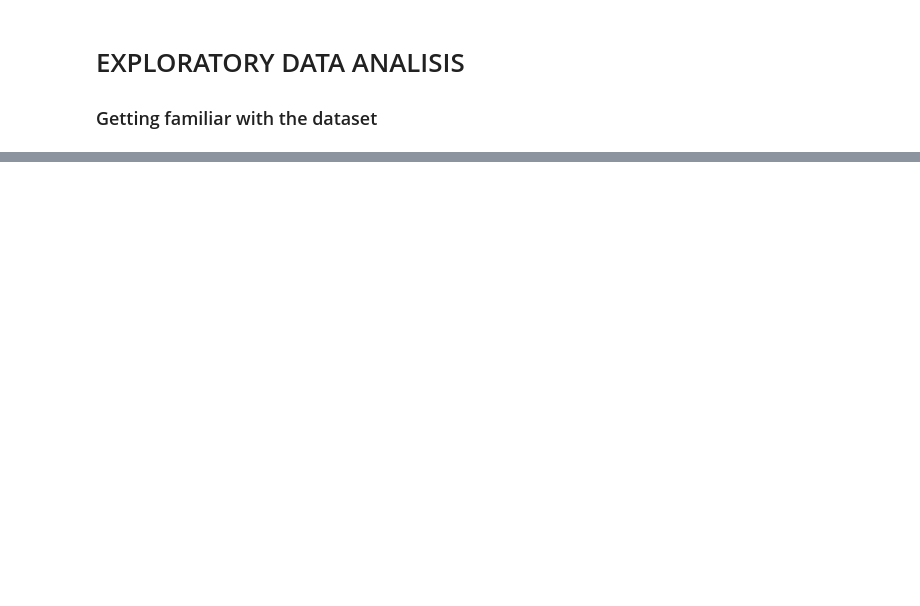
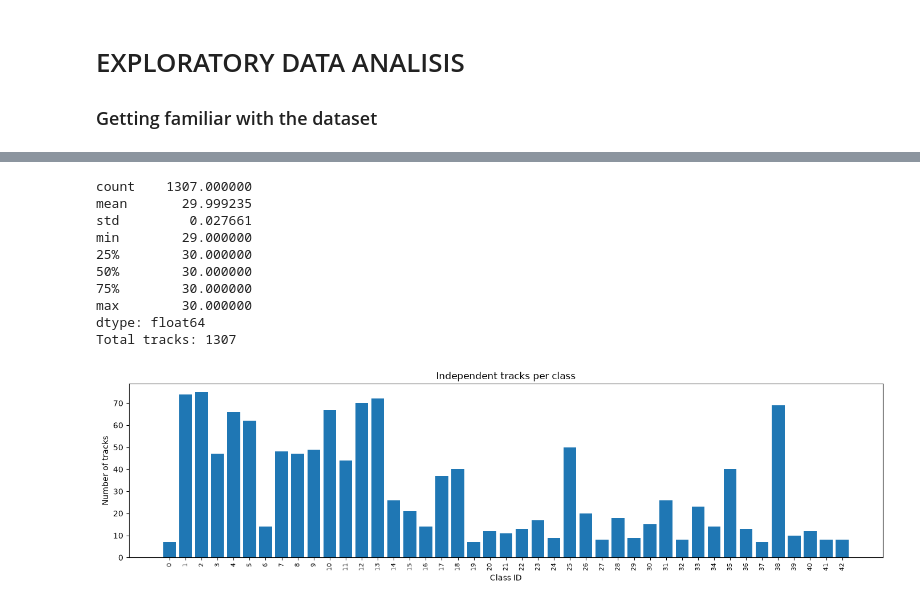
Before and after one commit to JDuarttt/traffic-sign-recognition, a Jupyter notebook: notebooks/eda.ipynb, the cells around one changed output, grey strips where cells are left out. Saved outputs shown, nothing was run; the diff lists cells and outputs as text; code cells hidden in the pictures; blank space fills up the shorter version.

```diff
--- a/notebooks/eda.ipynb
+++ b/notebooks/eda.ipynb
@@ -27,0 +83,43 @@ shutil.rmtree(dataset_path)
+# %%
+#Now let's check how many tracks they are
+import os
+import pandas as pd
+
+rows = []
+for path_, label in train_data.samples:
+    stem = os.path.splitext(os.path.basename(path_))[0]
+    parts = stem.split("_")
+    rows.append({"path": path_, "label": label, "track": parts[-2], "frame": int(parts[-1])})
+
+df_tracks = pd.DataFrame(rows)
+
+df_tracks["group"] = df_tracks["label"].astype(str) + "_" + df_tracks["track"]
+
+frames_per_track = df_tracks.groupby("group").size()
+print(frames_per_track.describe())
+print("Total tracks:", df_tracks["group"].nunique())
+
+tracks_per_class = df_tracks.groupby("label")["group"].nunique()
+tracks_per_class.index = [int(train_data.classes[i]) for i in tracks_per_class.index]
+tracks_per_class = tracks_per_class.sort_index()
+
+plt.figure(figsize=(14, 4))
+plt.bar(range(len(tracks_per_class)), tracks_per_class.values)
+plt.xticks(range(len(tracks_per_class)), tracks_per_class.index, rotation=90, fontsize=8)
+plt.xlabel("Class ID")
+plt.ylabel("Number of tracks")
+plt.title("Independent tracks per class")
+plt.tight_layout()
+plt.show()
+# %% [output]
+count    1307.000000
+mean       29.999235
+std         0.027661
+min        29.000000
+25%        30.000000
+50%        30.000000
+75%        30.000000
+max        30.000000
+dtype: float64
+Total tracks: 1307
+[figure, added]
```
Also changed, not shown: parts of 14 cells of this notebook.
